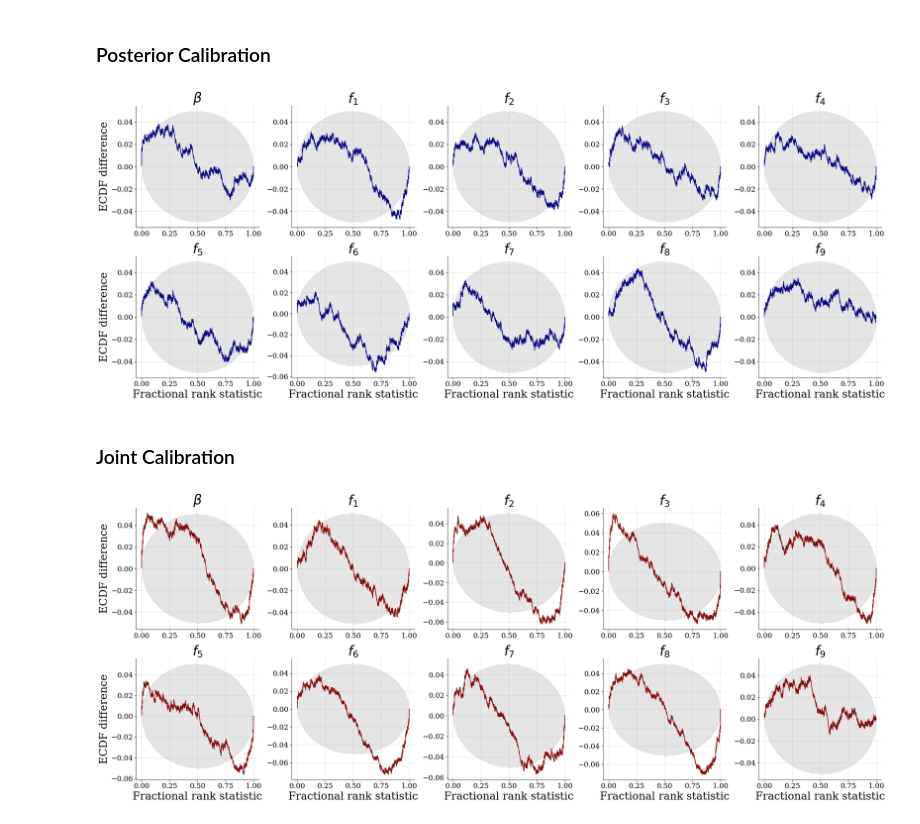
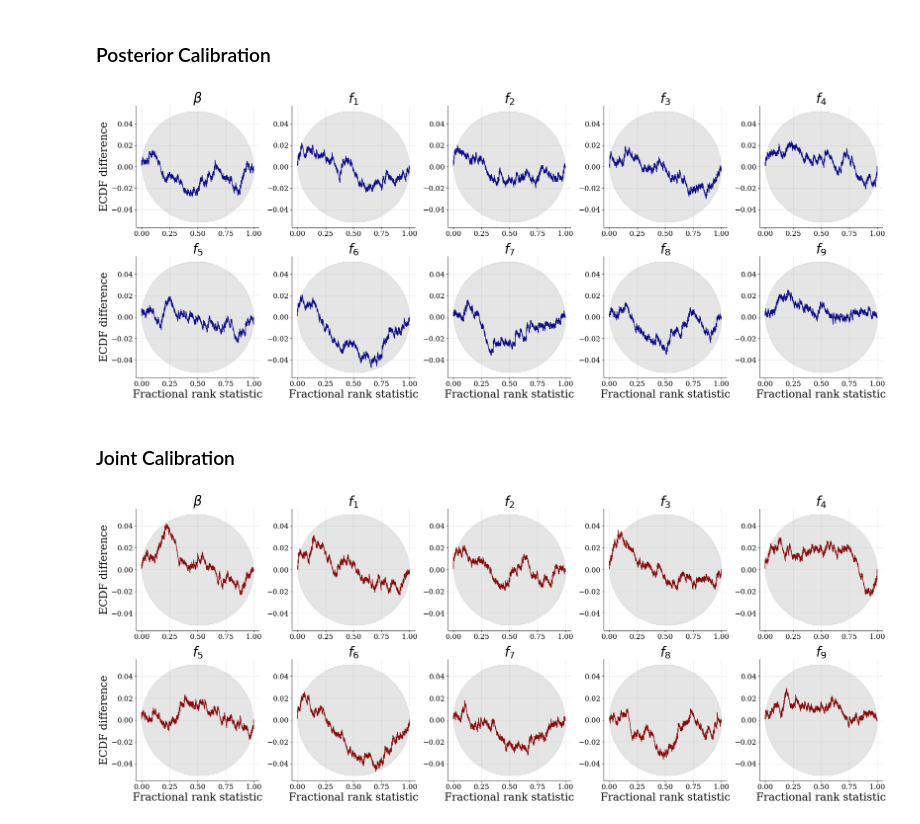
Before and after one commit to bayesflow-org/JANA-Paper, a Jupyter notebook: experiments/benchmarks/benchmark_6_bernoulli_glm_raw.ipynb, the cells around one changed output. Drawn from its saved outputs; the diff is of its cells as text; code cells hidden in the pictures.

```diff
--- a/experiments/benchmarks/benchmark_6_bernoulli_glm_raw.ipynb
+++ b/experiments/benchmarks/benchmark_6_bernoulli_glm_raw.ipynb
@@ -31,22 +32,38 @@ INFO:root:No optional simulation batchable context provided.
 # %% [markdown]
 # Amortizer and Trainer
 # %%
-summary_net = DeepSet(20)
+# Summary network will be a small permutation-invariant network
+summary_net = DeepSet(32)
+
+# Amortizer setup
 amortizer = AmortizedPosteriorLikelihood(
+# Posterior amortizer
     AmortizedPosterior(
-        InvertibleNetwork(num_params=10, num_coupling_layers=6, coupling_design='interleaved', permutation='learnable'),
+        inference_net=InvertibleNetwork(
+            num_params=10,
+            num_coupling_layers=6,
+            coupling_design='spline',
+            permutation='learnable'
+        ),
         summary_net=summary_net
     ),
-    AmortizedLikelihood(InvertibleNetwork(num_params=2, num_coupling_layers=5, coupling_design='interleaved', use_soft_flow=True))
+# Likelihood amortizer
+    AmortizedLikelihood(
+        InvertibleNetwork(
+            num_params=2,
+            num_coupling_layers=6,
+            coupling_design='spline',
+            use_soft_flow=True)
+    )
 )
 # %%
 trainer = Trainer(
     amortizer=amortizer,
-    default_lr=5e-4,
     generative_model=benchmark.generative_model,
     configurator=partial(benchmark.configurator, as_summary_condition=True),
     checkpoint_path=f'checkpoints/{benchmark_name}',
-    memory=False
+    memory=False,
+    max_to_keep=1
 )
 # %% [output]
 INFO:root:Initialized empty loss history.
@@ -57,7 +74,7 @@ INFO:root:Done.
 # Training
 Uncomment for training.
 # %%
-EPOCHS = 60
+EPOCHS = 50
 SIMULATION_BUDGET = 10000
 N_VAL = 300
 BATCH_SIZE = 32
@@ -167,18 +164,34 @@ plt.savefig(f"figures/{benchmark_name}_losses.pdf", dpi=300, bbox_inches="tight"
 # %% [markdown]
 ### Posterior Calibration
 # %%
-f = plot_sbc_ecdf_appendix(post_samples, prior_samples, ecdf_bands_kwargs=dict(confidence=0.95),
-                           param_names = benchmark.benchmark_info['parameter_names'],
-                           label_fontsize=24, legend_fontsize=24, difference=True, rank_ecdf_color = '#000080' )
-plt.savefig(f"figures/{benchmark_name}_posterior_calibration_diff_separate.pdf", dpi = 300, bbox_inches = "tight")
+f = plot_sbc_ecdf_appendix(
+    post_samples,
+    prior_samples,
+    ecdf_bands_kwargs=dict(confidence=0.95),
+    param_names=benchmark.benchmark_info['parameter_names'],
+    label_fontsize=24,
+    legend_fontsize=24,
+    difference=True,
+    rank_ecdf_color='#000080'
+)
+
+plt.savefig(f"figures/{benchmark_name}_posterior_calibration_diff_separate.pdf", dpi=300, bbox_inches="tight")
 # %% [output]
-[figure, old version]
+[figure, new version]
 # %% [markdown]
 ### Joint Calibration
 # %%
-f = plot_sbc_ecdf_appendix(post_samples_s, prior_samples, ecdf_bands_kwargs=dict(confidence=0.95),
-                           param_names = benchmark.benchmark_info['parameter_names'],
-                           label_fontsize=24, legend_fontsize=24, difference=True, rank_ecdf_color = '#800000')
-plt.savefig(f"figures/{benchmark_name}_joint_calibration_diff_separate.pdf", dpi = 300, bbox_inches = "tight")
+f = plot_sbc_ecdf_appendix(
+    post_samples_s,
+    prior_samples,
+    ecdf_bands_kwargs=dict(confidence=0.95),
+    param_names=benchmark.benchmark_info['parameter_names'],
+    label_fontsize=24,
+    legend_fontsize=24,
+    difference=True,
+    rank_ecdf_color='#800000'
+)
+
+plt.savefig(f"figures/{benchmark_name}_joint_calibration_diff_separate.pdf", dpi=300, bbox_inches="tight")
 # %% [output]
-[figure, old version]
+[figure, new version]
```
Also changed, not shown: parts of 13 cells of this notebook, 15 other files.
